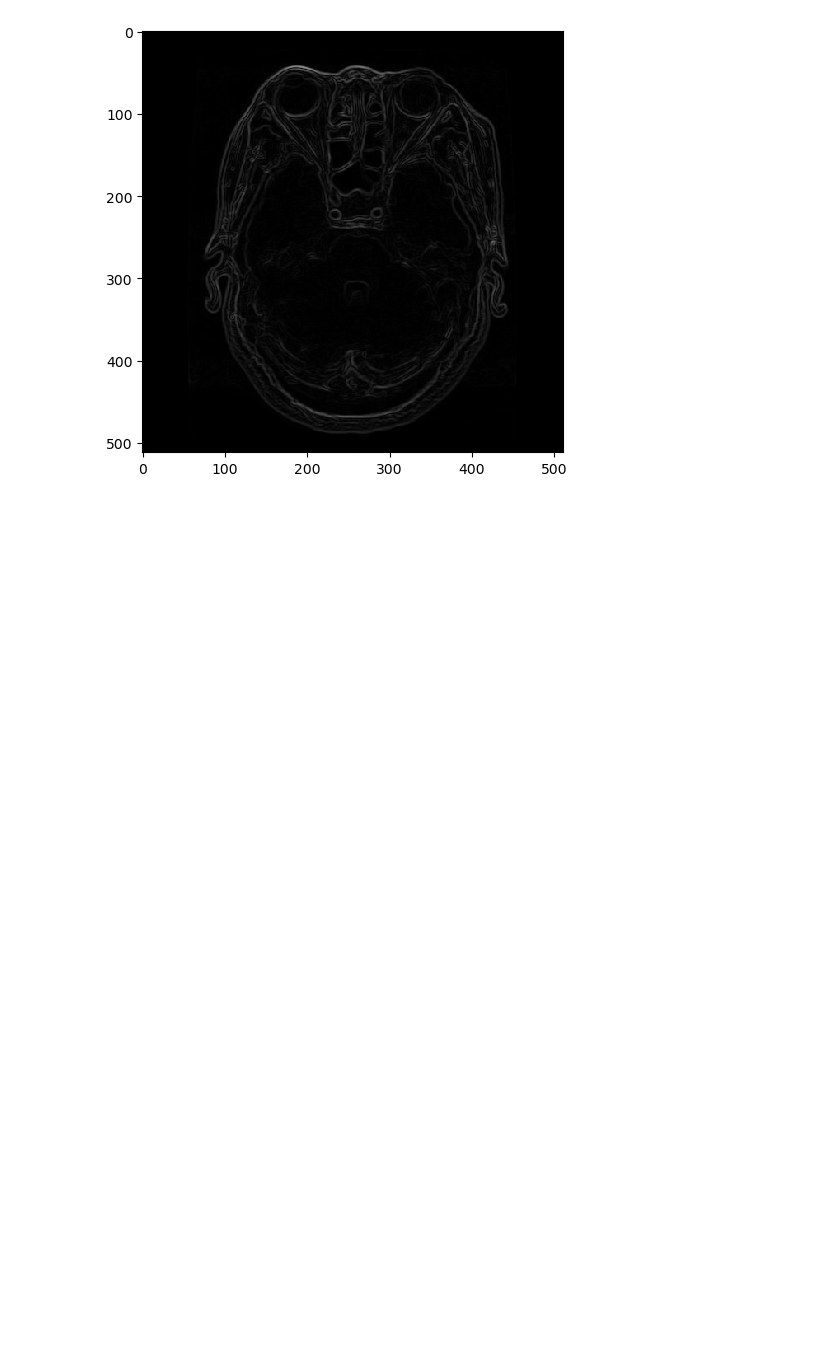
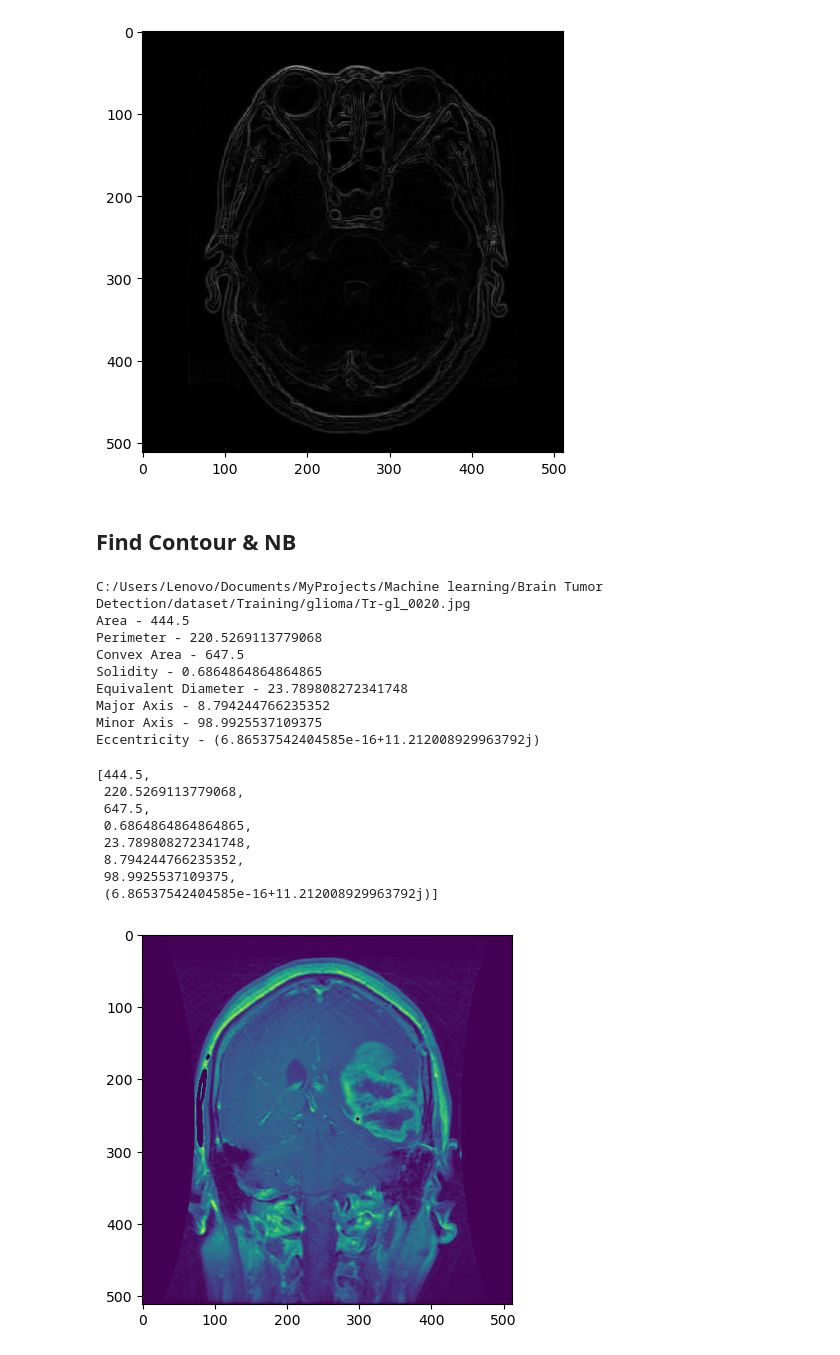
Before and after one commit to YousrHejy/Brain-Tumor-Detection-using-ML, a Jupyter notebook: Notebooks/brain tumor.ipynb, the cells around one changed output. Cells and saved outputs as stored; diff of their text form; code cells hidden in the pictures; blank space fills up the shorter version.

Commit message:
area & contour features

```diff
--- a/Notebooks/brain tumor.ipynb
+++ b/Notebooks/brain tumor.ipynb
@@ -37,11 +226,15 @@ filepaths[0]
 # %%
-rgb_images_array = []
-gray_images_array = []
+# rgb_images_array = []
+# gray_images_array = []
 
-for i in filepaths:
-  #reading the image
-  img = imread(i)
-  rgb_images_array.append(img)
-  image = imread(i, cv2.IMREAD_GRAYSCALE)
-  gray_images_array.append(image)
+# for i in paths['filepath']:
+#     #reading the image
+#     img = imread(i)
+#     rgb_images_array.append(img)
+#     image = imread(i, cv2.IMREAD_GRAYSCALE)
+#     gray_images_array.append(image)
+
+# images_df = pd.DataFrame({'gray_img':gray_images_array, 'rgb_img':rgb_images_array, 'Label':paths['Label']})
+# images_df
+# images_df.to_csv('image_arr.csv', index=False)
 # %%
@@ -335,3 +518,5 @@ sobel1 = sobel_img.reshape (-1)
  [0. 0. 0. ... 0. 0. 0.]
  [0. 0. 0. ... 0. 0. 0.]]
 [figure]
+# %% [markdown]
+## Find Contour & NB
@@ -337,0 +615,28 @@ sobel1 = sobel_img.reshape (-1)
+# %%
+file1 = 'C:/Users/Lenovo/Documents/MyProjects/Machine learning/Brain Tumor Detection/dataset/Training/glioma/Tr-gl_0020.jpg'
+file2 = 'C:/Users/Lenovo/Documents/MyProjects/Machine learning/Brain Tumor Detection/dataset/Training/meningioma/Tr-me_0016.jpg'
+file3 = 'C:/Users/Lenovo/Documents/MyProjects/Machine learning/Brain Tumor Detection/dataset/Training/notumor/Tr-no_0018.jpg'
+file4 = 'C:/Users/Lenovo/Documents/MyProjects/Machine learning/Brain Tumor Detection/dataset/Training/pituitary/Tr-pi_0029.jpg'
+
+# image = imread(file)
+# %%
+image_process(file1)
+# %% [output]
+C:/Users/Lenovo/Documents/MyProjects/Machine learning/Brain Tumor Detection/dataset/Training/glioma/Tr-gl_0020.jpg
+Area - 444.5
+Perimeter - 220.5269113779068
+Convex Area - 647.5
+Solidity - 0.6864864864864865
+Equivalent Diameter - 23.789808272341748
+Major Axis - 8.794244766235352
+Minor Axis - 98.9925537109375
+Eccentricity - (6.86537542404585e-16+11.212008929963792j)
+[444.5,
+ 220.5269113779068,
+ 647.5,
+ 0.6864864864864865,
+ 23.789808272341748,
+ 8.794244766235352,
+ 98.9925537109375,
+ (6.86537542404585e-16+11.212008929963792j)]
+[figure, added]
```
Also changed, not shown: parts of 16 cells of this notebook, 4 other files.
